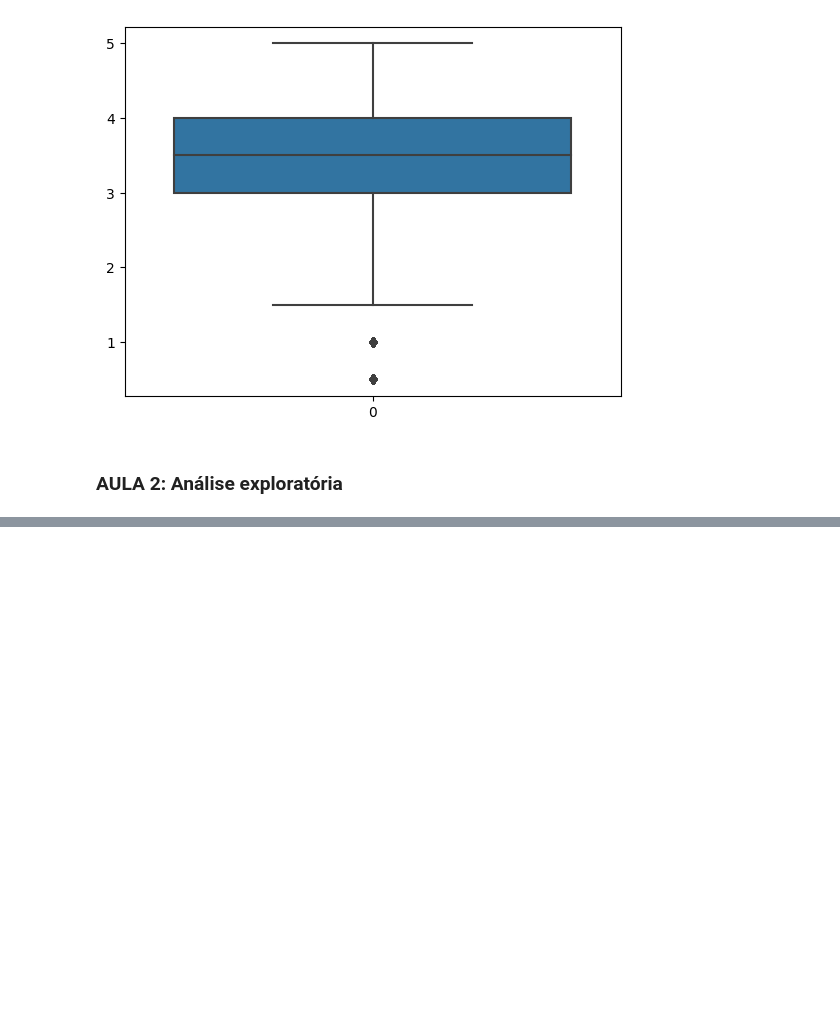
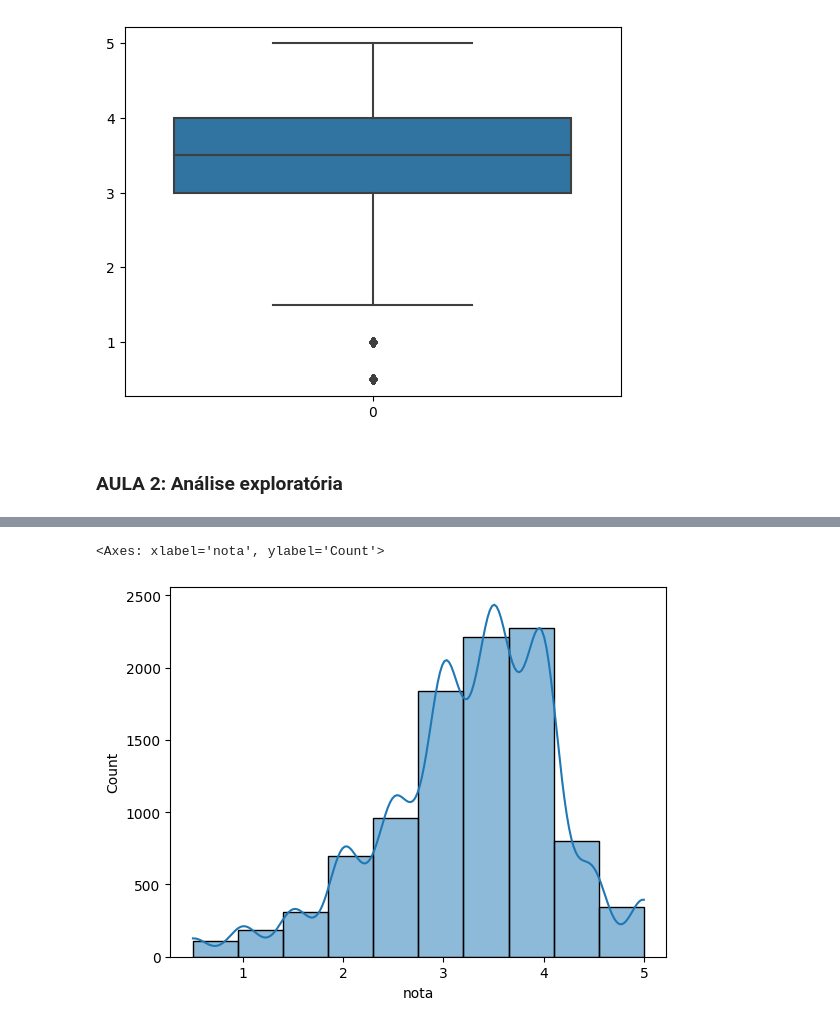
Before and after one commit to viegasgr/introDS, a Jupyter notebook: IntroDS_alura.ipynb, the cells around one changed output, grey strips where cells are left out. Drawn from its saved outputs; the diff is of its cells as text; code cells hidden in the pictures; blank space fills up the shorter version.

```diff
--- a/IntroDS_alura.ipynb
+++ b/IntroDS_alura.ipynb
@@ -91,0 +167,7 @@ sns.boxplot(notas.nota)
+# %%
+sns.histplot(medias_por_filme, kde=True, bins = 10) #fazer histograma a partir do seaborn. é falado no vídeo o distplot, que vai parar de ser usada.
+#o kde mostra esse gráfico linha de distribuições aí
+#outra maneira é o displot, que vai dar um gráfico bem parecido
+# %% [output]
+<Axes: xlabel='nota', ylabel='Count'>
+[figure, added]
```
Also changed, not shown: parts of 9 cells of this notebook.
